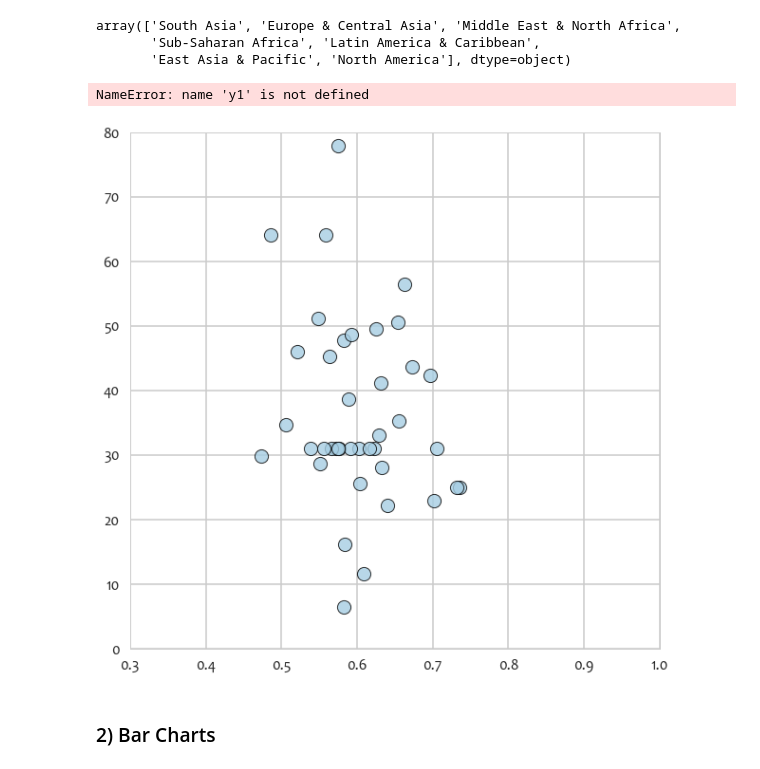
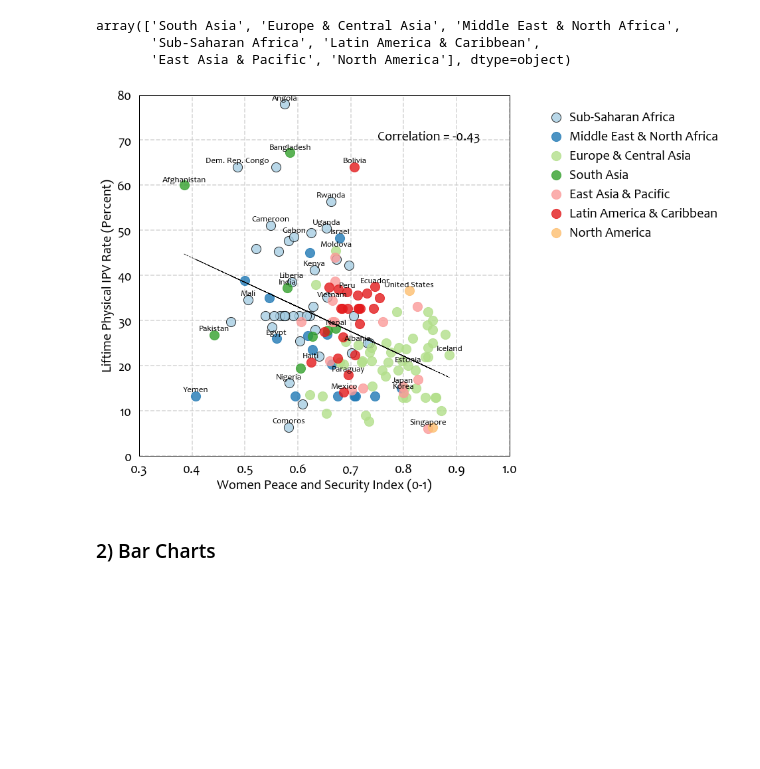
Before and after one commit to Lilyhappiness/python_graphs, a Jupyter notebook: python_training.ipynb, the cells around one changed output. Drawn from its saved outputs; the diff is of its cells as text; code cells hidden in the pictures; blank space fills up the shorter version.

```diff
--- a/python_training.ipynb
+++ b/python_training.ipynb
@@ -267,7 +267,7 @@ selected_ctry = ['Afghanistan','Dem. Rep. Congo','Bolivia','Bangladesh','Iceland
 for ctry in selected_ctry:
      ax.text(country_data['wps_index'][country_data.country == ctry],
               country_data["lifetime_ipv"][country_data.country == ctry]+0.5,
-              ctry,ha='center', va='bottom',color='k',fontsize=13,zorder=6)
+              ctry,ha='center', va='bottom',color='k',fontsize=15,zorder=6)
 
 ##### Source text #####
 #ax1.text(0.3,-14,"Source: UN Women.", color="k",fontsize=18)
@@ -295,6 +295,10 @@ array(['South Asia', 'Europe & Central Asia', 'Middle East & North Africa',
 labels = ['Sub-Saharan Africa', 'Middle East & North Africa',
           'Europe & Central Asia', 'South Asia', 'East Asia & Pacific',
           'Latin America & Caribbean', 'North America']
+
+# labels = ['North America','Sub-Saharan Africa', 'Middle East & North Africa',
+#           'Europe & Central Asia', 'South Asia', 'East Asia & Pacific',
+#           'Latin America & Caribbean']
 
 ##### Inital Set-up ####
 fig, ax = plt.subplots(figsize = (10,10))
@@ -313,7 +317,7 @@ group1 = ax.scatter(x[country_data.region=="Sub-Saharan Africa"],
                     s=200, marker="o", color=my_color[0], alpha=opacity, linewidths=1, edgecolor='k')
 
 group2 = ax.scatter(x[country_data.region=="Middle East & North Africa"],
-                    y1[country_data.region=="Middle East & North Africa"],
+                    y[country_data.region=="Middle East & North Africa"],
                     s=200, marker="o", color=my_color[1], alpha=opacity, linewidths=1)
 
 group3 = ax.scatter(x[country_data.region=="Europe & Central Asia"],
@@ -356,38 +360,37 @@ ax.spines['left'].set_color('k')
 ax.spines['right'].set_color('k')
 
 ##### Legend #####
-leg1=ax.legend((group1,group2,group3,group4,group5,group6,group7),labels,
-                loc='upper right',fontsize=20,bbox_to_anchor=(1.9,1.3),ncol=1, borderaxespad=9,handletextpad=0)
-for text in leg1.get_texts():
+leg=ax.legend((group1,group2,group3,group4,group5,group6,group7),labels,
+                loc='upper right', fontsize=20, bbox_to_anchor=(1.9,1.3),ncol=1, borderaxespad=9, handletextpad=0)
+for text in leg.get_texts():
     plt.setp(text,color='k')
 
 ##### Add country labels #####
 selected_ctry = ['Kenya','Rwanda','Mali','Liberia','Cameroon','Angola',
                  'Gabon', 'Uganda','India','Israel', 'Moldova',
                  'Peru','Haiti','Nepal','Ecuador','Comoros','Nigeria',
                  'Albania','Korea','Vietnam','Mexico','Estonia',
                  'Singapore','Dem. Rep. Congo','Paraguay','Bolivia','United States','Japan','Iceland',
                  'Egypt','Bangladesh', 'Pakistan','Afghanistan','Yemen']
 
 for ctry in selected_ctry:
      ax.text(country_data['wps_index'][country_data.country == ctry],
               country_data["lifetime_ipv"][country_data.country == ctry]+0.5,
               ctry,ha='center', va='bottom',color='k',fontsize=13,zorder=10)
 
 ##### Source text #####
 #ax1.text(0.3,-14,"Source: UN Women.", color="k",fontsize=18)
 ax.text(0.75, 70, 'Correlation = -0.43', color='k', fontsize=20)
 
 # Show the plot/image
 ax.grid(alpha=0.8,linestyle='--')
 ax.xaxis.grid(True)
 ax.yaxis.grid(True)
 plt.savefig("/Users/lili/Documents/Harvard/DB_MPAID/RA_Jeni/Python_training/graphs/figure_wps_b.jpg",
             bbox_inches='tight')
 plt.show();
 # %% [output]
-NameError: name 'y1' is not defined
-[figure, old version]
+[figure, new version]
 # %% [markdown]
 ### 2) Bar Charts
 # %% [markdown]
```
Also changed, not shown: parts of 12 cells of this notebook.
